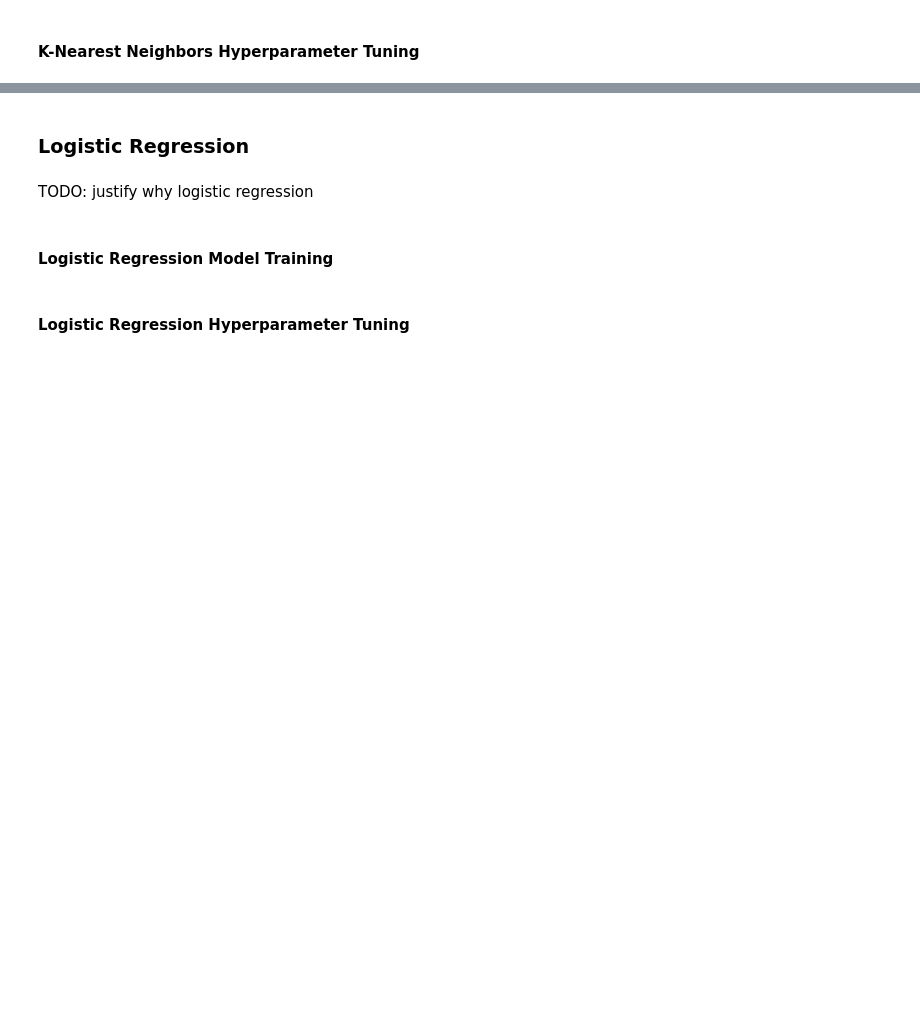
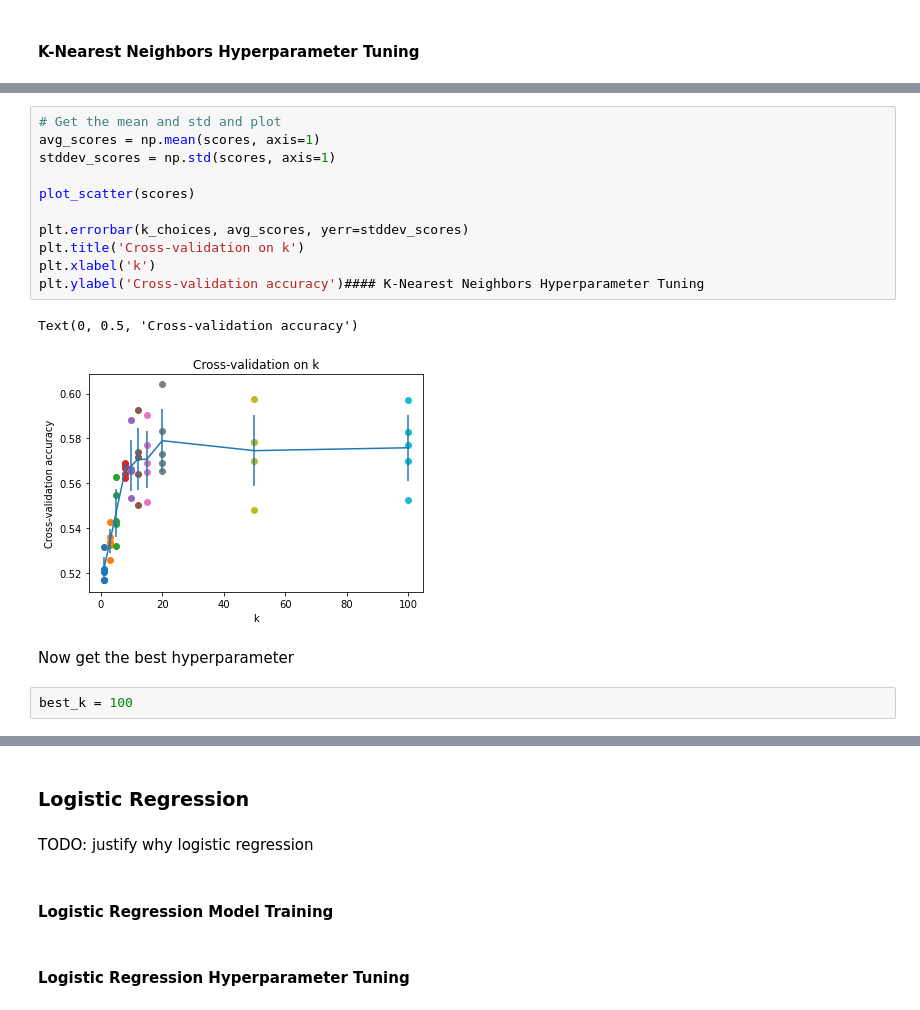
Before and after one commit to boofmax/STINTSY_MCO, a Jupyter notebook: STINTSY_MCO.ipynb, the cells around one changed output, grey strips where cells are left out. Saved outputs shown, nothing was run; the diff lists cells and outputs as text; blank space fills up the shorter version.

```diff
--- a/STINTSY_MCO.ipynb
+++ b/STINTSY_MCO.ipynb
@@ -283,0 +366,18 @@ TODO: justify why knn
+# %%
+# Get the mean and std and plot
+avg_scores = np.mean(scores, axis=1)
+stddev_scores = np.std(scores, axis=1)
+
+plot_scatter(scores)
+
+plt.errorbar(k_choices, avg_scores, yerr=stddev_scores)
+plt.title('Cross-validation on k')
+plt.xlabel('k')
+plt.ylabel('Cross-validation accuracy')#### K-Nearest Neighbors Hyperparameter Tuning
+# %% [output]
+Text(0, 0.5, 'Cross-validation accuracy')
+[figure, added]
+# %% [markdown]
+Now get the best hyperparameter
+# %%
+best_k = 100
```
Also changed, not shown: parts of 19 cells of this notebook.
